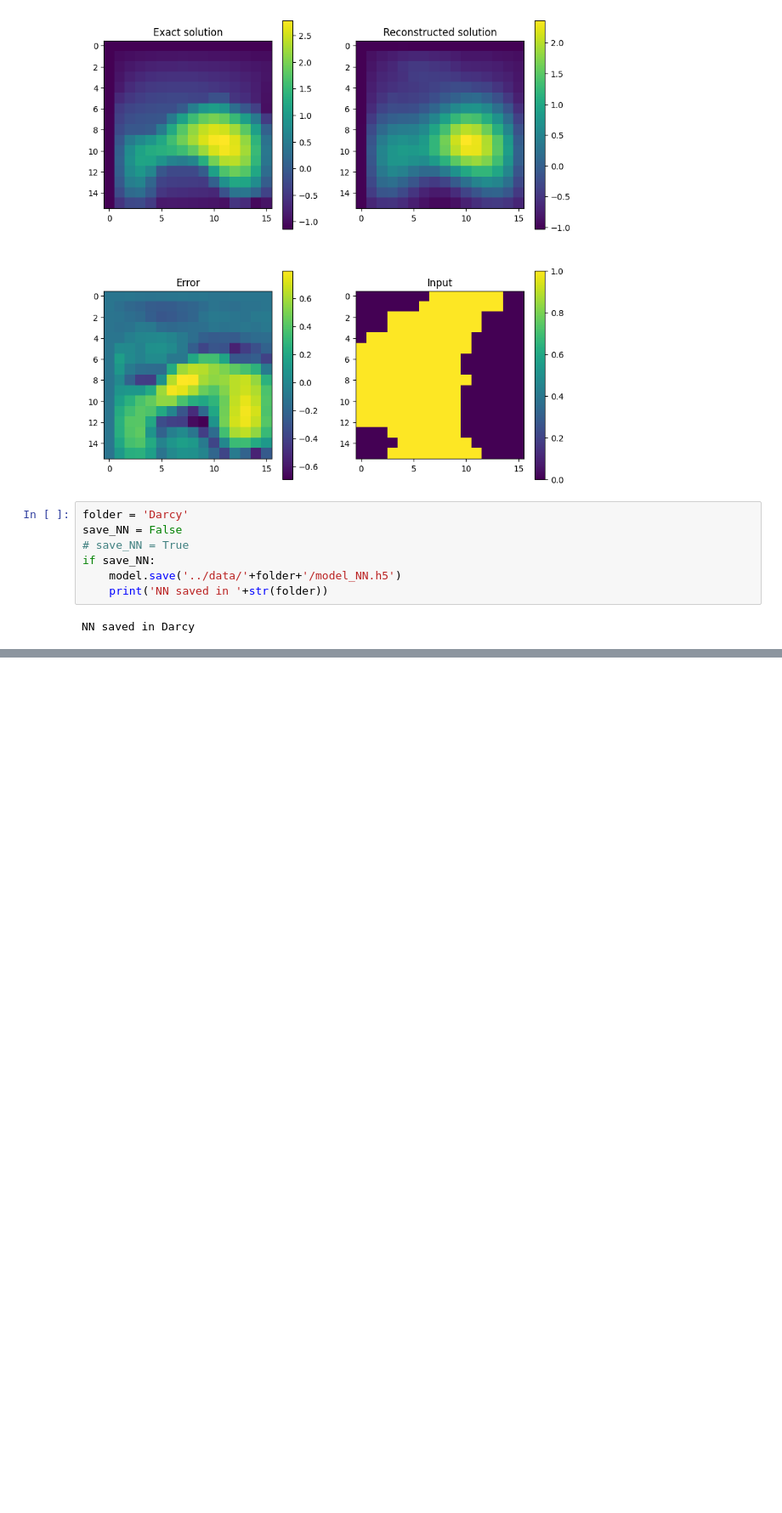
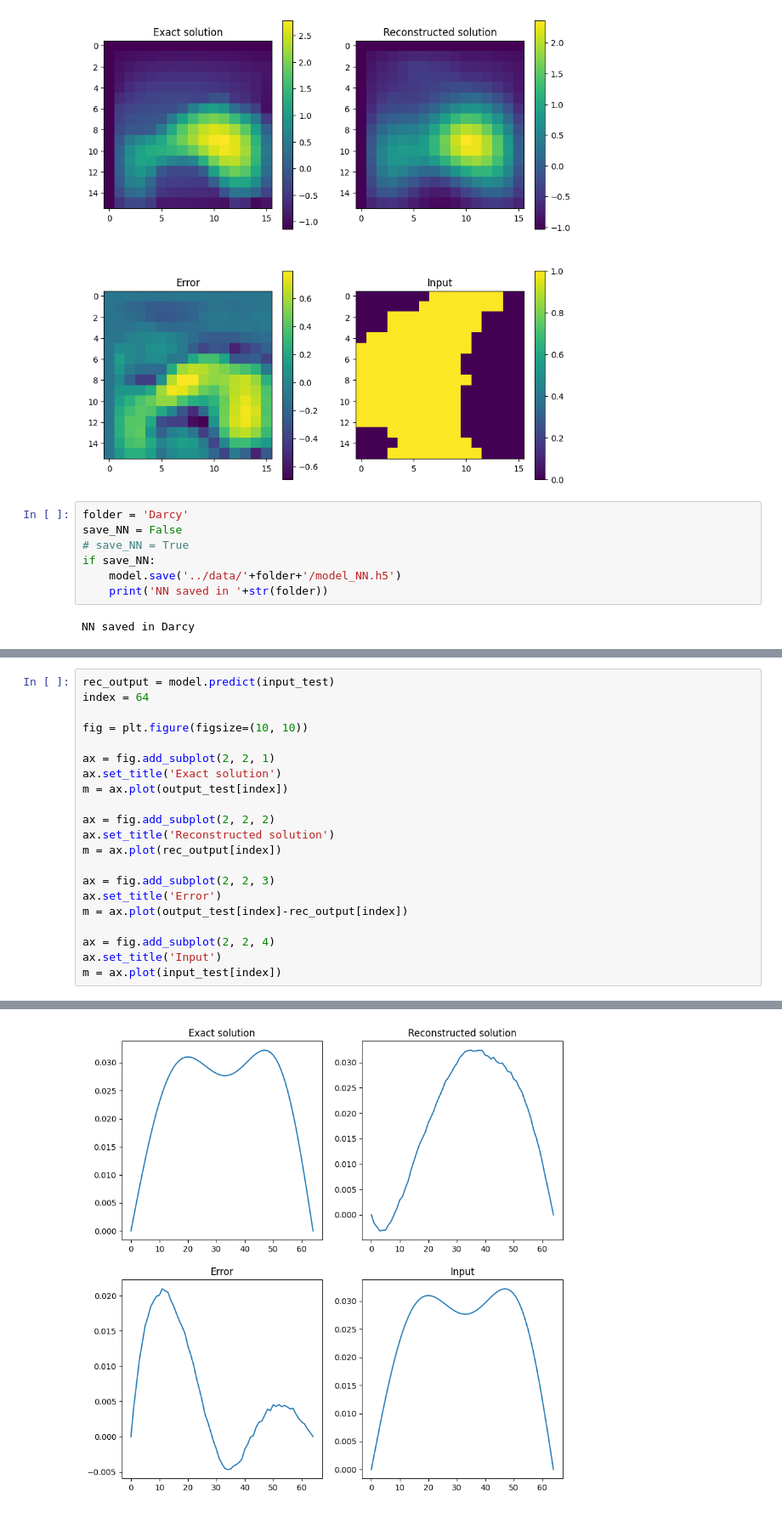
Before and after one commit to Adrianominora/Prevision, a Jupyter notebook: scripts/Prova_libreria.ipynb, the cells around one changed output, grey strips where cells are left out. Shown at 85% size. Saved outputs shown, nothing was run; the diff lists cells and outputs as text; blank space fills up the shorter version.

```diff
--- a/scripts/Prova_libreria.ipynb
+++ b/scripts/Prova_libreria.ipynb
@@ -389,0 +460,22 @@ NN saved in Darcy
+# %%
+rec_output = model.predict(input_test)
+index = 64
+
+fig = plt.figure(figsize=(10, 10))
+
+ax = fig.add_subplot(2, 2, 1)
+ax.set_title('Exact solution')
+m = ax.plot(output_test[index])
+
+ax = fig.add_subplot(2, 2, 2)
+ax.set_title('Reconstructed solution')
+m = ax.plot(rec_output[index])
+
+ax = fig.add_subplot(2, 2, 3)
+ax.set_title('Error')
+m = ax.plot(output_test[index]-rec_output[index])
+
+ax = fig.add_subplot(2, 2, 4)
+ax.set_title('Input')
+m = ax.plot(input_test[index])
+# %% [output]
@@ -389,0 +483 @@ NN saved in Darcy
+[figure, added]
```
Also changed, not shown: parts of 14 cells of this notebook, 2 other files.
